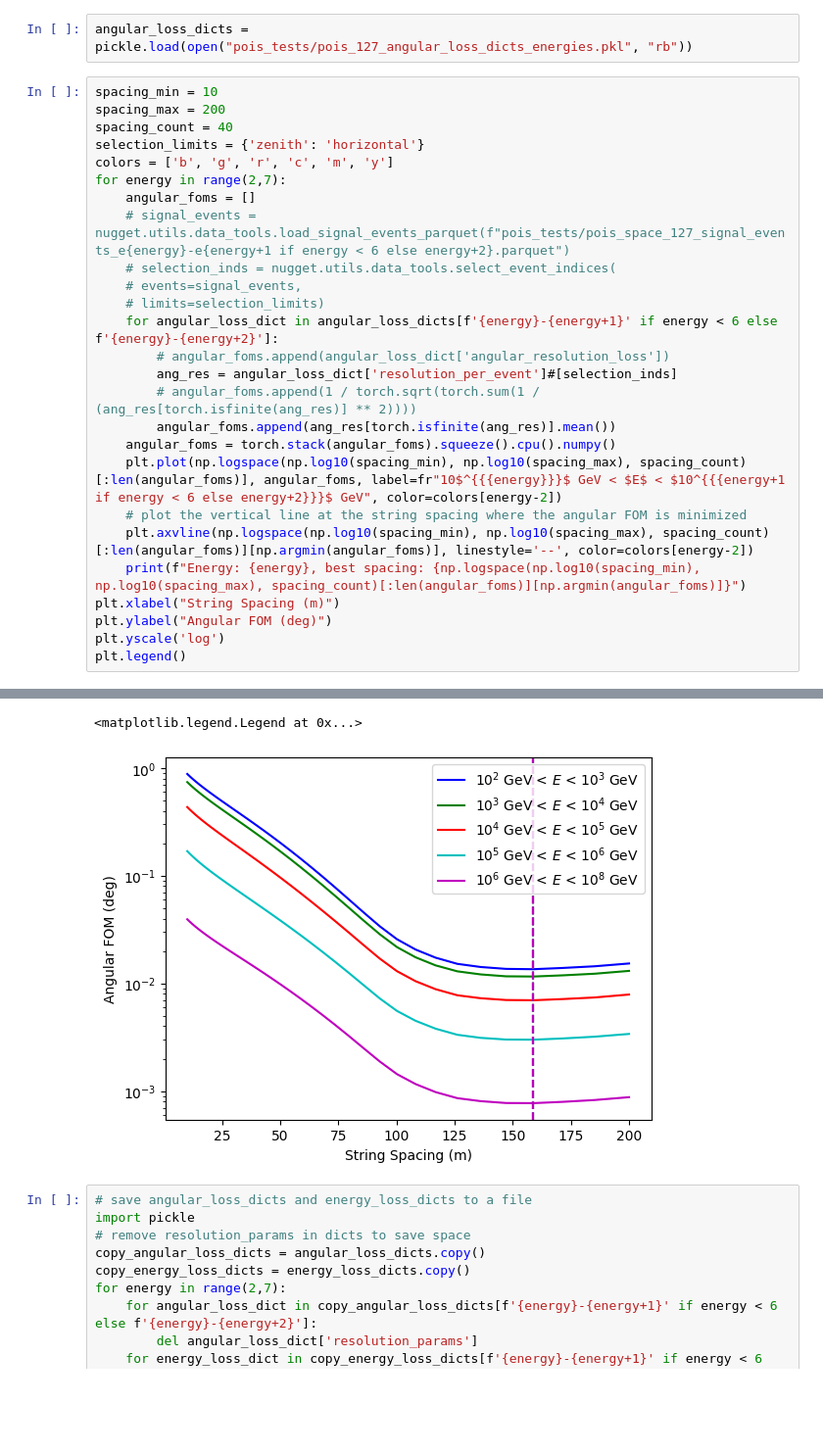
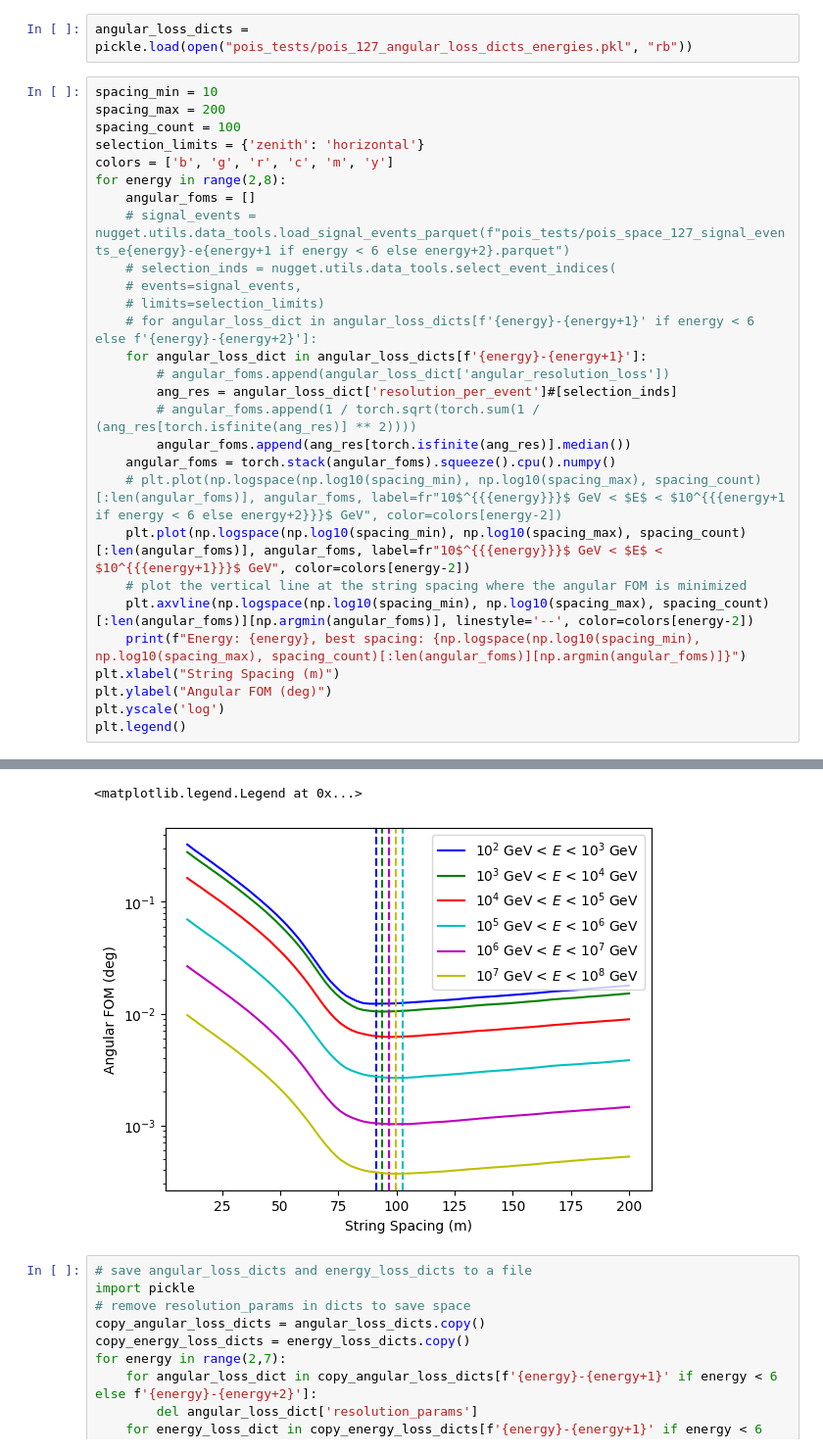
Before and after one commit to kristiantcho/nugget, a Jupyter notebook: nugget/examples/poisson_tests.ipynb, the cells around one changed output, grey strips where cells are left out. Shown at 98% size. Drawn from its saved outputs; the diff is of its cells as text; blank space fills up the shorter version.

```diff
--- a/nugget/examples/poisson_tests.ipynb
+++ b/nugget/examples/poisson_tests.ipynb
@@ -194,22 +194,24 @@ angular_loss_dicts = pickle.load(open("pois_tests/pois_127_angular_loss_dicts_en
 # %%
 spacing_min = 10
 spacing_max = 200
-spacing_count = 40
+spacing_count = 100
 selection_limits = {'zenith': 'horizontal'}
 colors = ['b', 'g', 'r', 'c', 'm', 'y']
-for energy in range(2,7):
+for energy in range(2,8):
     angular_foms = []
     # signal_events = nugget.utils.data_tools.load_signal_events_parquet(f"pois_tests/pois_space_127_signal_events_e{energy}-e{energy+1 if energy < 6 else energy+2}.parquet")
     # selection_inds = nugget.utils.data_tools.select_event_indices(
     # events=signal_events,
     # limits=selection_limits)
-    for angular_loss_dict in angular_loss_dicts[f'{energy}-{energy+1}' if energy < 6 else f'{energy}-{energy+2}']:
+    # for angular_loss_dict in angular_loss_dicts[f'{energy}-{energy+1}' if energy < 6 else f'{energy}-{energy+2}']:
+    for angular_loss_dict in angular_loss_dicts[f'{energy}-{energy+1}']:
         # angular_foms.append(angular_loss_dict['angular_resolution_loss'])
         ang_res = angular_loss_dict['resolution_per_event']#[selection_inds]
         # angular_foms.append(1 / torch.sqrt(torch.sum(1 / (ang_res[torch.isfinite(ang_res)] ** 2))))
-        angular_foms.append(ang_res[torch.isfinite(ang_res)].mean())
+        angular_foms.append(ang_res[torch.isfinite(ang_res)].median())
     angular_foms = torch.stack(angular_foms).squeeze().cpu().numpy()
-    plt.plot(np.logspace(np.log10(spacing_min), np.log10(spacing_max), spacing_count)[:len(angular_foms)], angular_foms, label=fr"10$^{{{energy}}}$ GeV < $E$ < $10^{{{energy+1 if energy < 6 else energy+2}}}$ GeV", color=colors[energy-2])
+    # plt.plot(np.logspace(np.log10(spacing_min), np.log10(spacing_max), spacing_count)[:len(angular_foms)], angular_foms, label=fr"10$^{{{energy}}}$ GeV < $E$ < $10^{{{energy+1 if energy < 6 else energy+2}}}$ GeV", color=colors[energy-2])
+    plt.plot(np.logspace(np.log10(spacing_min), np.log10(spacing_max), spacing_count)[:len(angular_foms)], angular_foms, label=fr"10$^{{{energy}}}$ GeV < $E$ < $10^{{{energy+1}}}$ GeV", color=colors[energy-2])
     # plot the vertical line at the string spacing where the angular FOM is minimized
     plt.axvline(np.logspace(np.log10(spacing_min), np.log10(spacing_max), spacing_count)[:len(angular_foms)][np.argmin(angular_foms)], linestyle='--', color=colors[energy-2])
     print(f"Energy: {energy}, best spacing: {np.logspace(np.log10(spacing_min), np.log10(spacing_max), spacing_count)[:len(angular_foms)][np.argmin(angular_foms)]}")
@@ -226,5 +229,5 @@ Energy: 6, best spacing: 158.83666696268983
 <matplotlib.legend.Legend at 0x...>
-[figure, old version]
+[figure, new version]
 # %%
 # save angular_loss_dicts and energy_loss_dicts to a file
 import pickle
```
Also changed, not shown: parts of 5 cells of this notebook, 2 other files.
